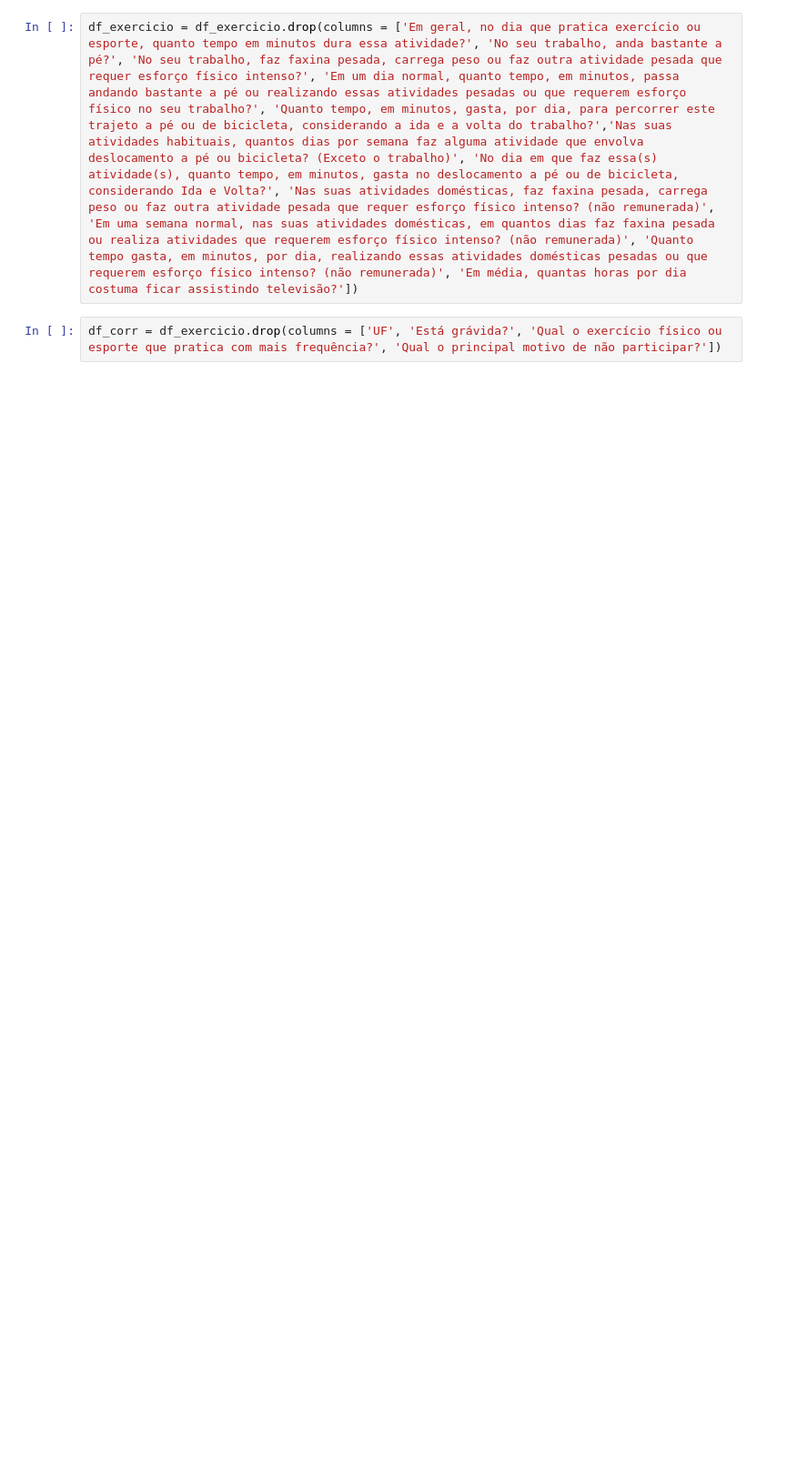
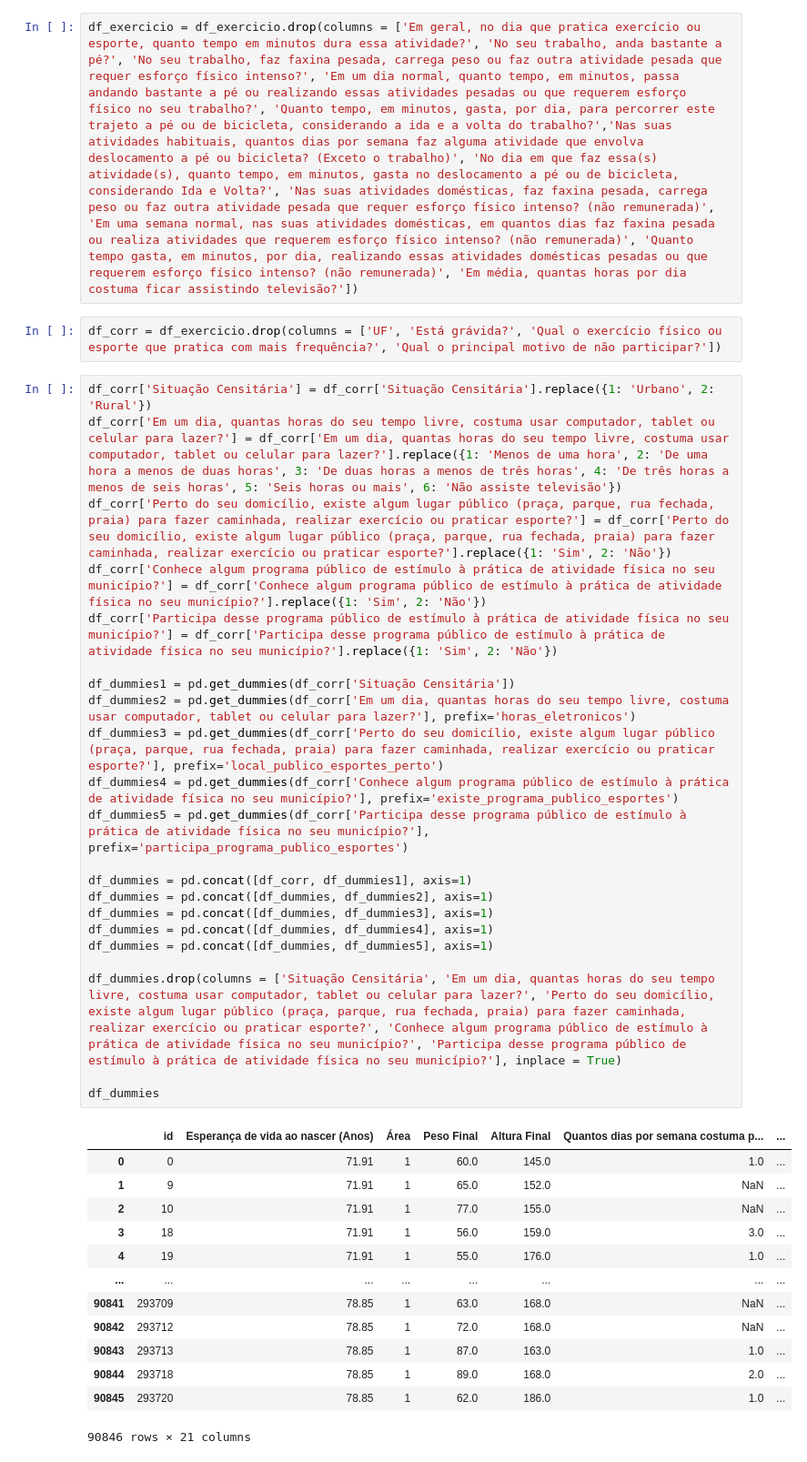
Before and after one commit to maafinotti/TCC-PNS, a Jupyter notebook: PNS_exercicio_fisico.ipynb, the cells around one changed output. Shown at 91% size. Cells and saved outputs as stored; diff of their text form; blank space fills up the shorter version.

```diff
--- a/PNS_exercicio_fisico.ipynb
+++ b/PNS_exercicio_fisico.ipynb
@@ -46,4 +46,40 @@ Index(['id', 'UF', 'Esperança de vida ao nascer (Anos)', 'Situação Censitári
 df_exercicio = df_exercicio.drop(columns = ['Em geral, no dia que pratica exercício ou esporte, quanto tempo em minutos dura essa atividade?', 'No seu trabalho, anda bastante a pé?', 'No seu trabalho, faz faxina pesada, carrega peso ou faz outra atividade pesada que requer esforço físico intenso?', 'Em um dia normal, quanto tempo, em minutos, passa andando bastante a pé ou realizando essas atividades pesadas ou que requerem esforço físico no seu trabalho?', 'Quanto tempo, em minutos, gasta, por dia, para percorrer este trajeto a pé ou de bicicleta, considerando a ida e a volta do trabalho?','Nas suas atividades habituais, quantos dias por semana faz alguma atividade que envolva deslocamento a pé ou bicicleta? (Exceto o trabalho)', 'No dia em que faz essa(s) atividade(s), quanto tempo, em minutos, gasta no deslocamento a pé ou de bicicleta, considerando Ida e Volta?', 'Nas suas atividades domésticas, faz faxina pesada, carrega peso ou faz outra atividade pesada que requer esforço físico intenso? (não remunerada)', 'Em uma semana normal, nas suas atividades domésticas, em quantos dias faz faxina pesada ou realiza atividades que requerem esforço físico intenso? (não remunerada)', 'Quanto tempo gasta, em minutos, por dia, realizando essas atividades domésticas pesadas ou que requerem esforço físico intenso? (não remunerada)', 'Em média, quantas horas por dia costuma ficar assistindo televisão?'])
 # %%
 df_corr = df_exercicio.drop(columns = ['UF', 'Está grávida?', 'Qual o exercício físico ou esporte que pratica com mais frequência?', 'Qual o principal motivo de não participar?'])
+# %%
+df_corr['Situação Censitária'] = df_corr['Situação Censitária'].replace({1: 'Urbano', 2: 'Rural'})
+df_corr['Em um dia, quantas horas do seu tempo livre, costuma usar computador, tablet ou celular para lazer?'] = df_corr['Em um dia, quantas horas do seu tempo livre, costuma usar computador, tablet ou celular para lazer?'].replace({1: 'Menos de uma hora', 2: 'De uma hora a menos de duas horas', 3: 'De duas horas a menos de três horas', 4: 'De três horas a menos de seis horas', 5: 'Seis horas ou mais', 6: 'Não assiste televisão'})
+df_corr['Perto do seu domicílio, existe algum lugar público (praça, parque, rua fechada, praia) para fazer caminhada, realizar exercício ou praticar esporte?'] = df_corr['Perto do seu domicílio, existe algum lugar público (praça, parque, rua fechada, praia) para fazer caminhada, realizar exercício ou praticar esporte?'].replace({1: 'Sim', 2: 'Não'})
+df_corr['Conhece algum programa público de estímulo à prática de atividade física no seu município?'] = df_corr['Conhece algum programa público de estímulo à prática de atividade física no seu município?'].replace({1: 'Sim', 2: 'Não'})
+df_corr['Participa desse programa público de estímulo à prática de atividade física no seu município?'] = df_corr['Participa desse programa público de estímulo à prática de atividade física no seu município?'].replace({1: 'Sim', 2: 'Não'})
+
+df_dummies1 = pd.get_dummies(df_corr['Situação Censitária'])
+df_dummies2 = pd.get_dummies(df_corr['Em um dia, quantas horas do seu tempo livre, costuma usar computador, tablet ou celular para lazer?'], prefix='horas_eletronicos')
+df_dummies3 = pd.get_dummies(df_corr['Perto do seu domicílio, existe algum lugar público (praça, parque, rua fechada, praia) para fazer caminhada, realizar exercício ou praticar esporte?'], prefix='local_publico_esportes_perto')
+df_dummies4 = pd.get_dummies(df_corr['Conhece algum programa público de estímulo à prática de atividade física no seu município?'], prefix='existe_programa_publico_esportes')
+df_dummies5 = pd.get_dummies(df_corr['Participa desse programa público de estímulo à prática de atividade física no seu município?'], prefix='participa_programa_publico_esportes')
+
+df_dummies = pd.concat([df_corr, df_dummies1], axis=1)
+df_dummies = pd.concat([df_dummies, df_dummies2], axis=1)
+df_dummies = pd.concat([df_dummies, df_dummies3], axis=1)
+df_dummies = pd.concat([df_dummies, df_dummies4], axis=1)
+df_dummies = pd.concat([df_dummies, df_dummies5], axis=1)
+
+df_dummies.drop(columns = ['Situação Censitária', 'Em um dia, quantas horas do seu tempo livre, costuma usar computador, tablet ou celular para lazer?', 'Perto do seu domicílio, existe algum lugar público (praça, parque, rua fechada, praia) para fazer caminhada, realizar exercício ou praticar esporte?', 'Conhece algum programa público de estímulo à prática de atividade física no seu município?', 'Participa desse programa público de estímulo à prática de atividade física no seu município?'], inplace = True)
+
+df_dummies
+# %% [output]
+|  | id | Esperança de vida ao nascer (Anos) | Área | Peso Final | Altura Final | Quantos dias por semana costuma p... | ... |
+| 0 | 0 | 71.91 | 1 | 60.0 | 145.0 | 1.0 | ... |
+| 1 | 9 | 71.91 | 1 | 65.0 | 152.0 | NaN | ... |
+| 2 | 10 | 71.91 | 1 | 77.0 | 155.0 | NaN | ... |
+| 3 | 18 | 71.91 | 1 | 56.0 | 159.0 | 3.0 | ... |
+| 4 | 19 | 71.91 | 1 | 55.0 | 176.0 | 1.0 | ... |
+| ... | ... | ... | ... | ... | ... | ... | ... |
+| 90841 | 293709 | 78.85 | 1 | 63.0 | 168.0 | NaN | ... |
+| 90842 | 293712 | 78.85 | 1 | 72.0 | 168.0 | NaN | ... |
+| 90843 | 293713 | 78.85 | 1 | 87.0 | 163.0 | 1.0 | ... |
+| 90844 | 293718 | 78.85 | 1 | 89.0 | 168.0 | 2.0 | ... |
+| 90845 | 293720 | 78.85 | 1 | 62.0 | 186.0 | 1.0 | ... |
+90846 rows × 21 columns
 # %%
```
Also changed, not shown: parts of 2 cells of this notebook, 4 other files.
